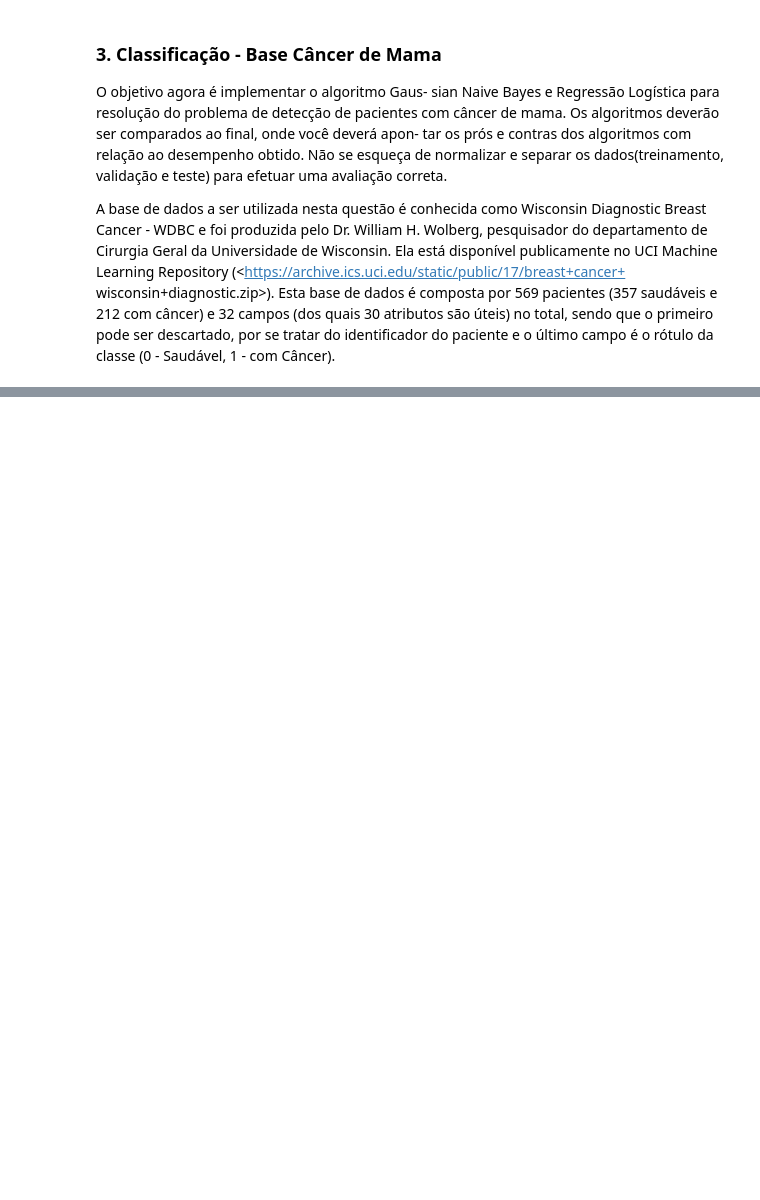
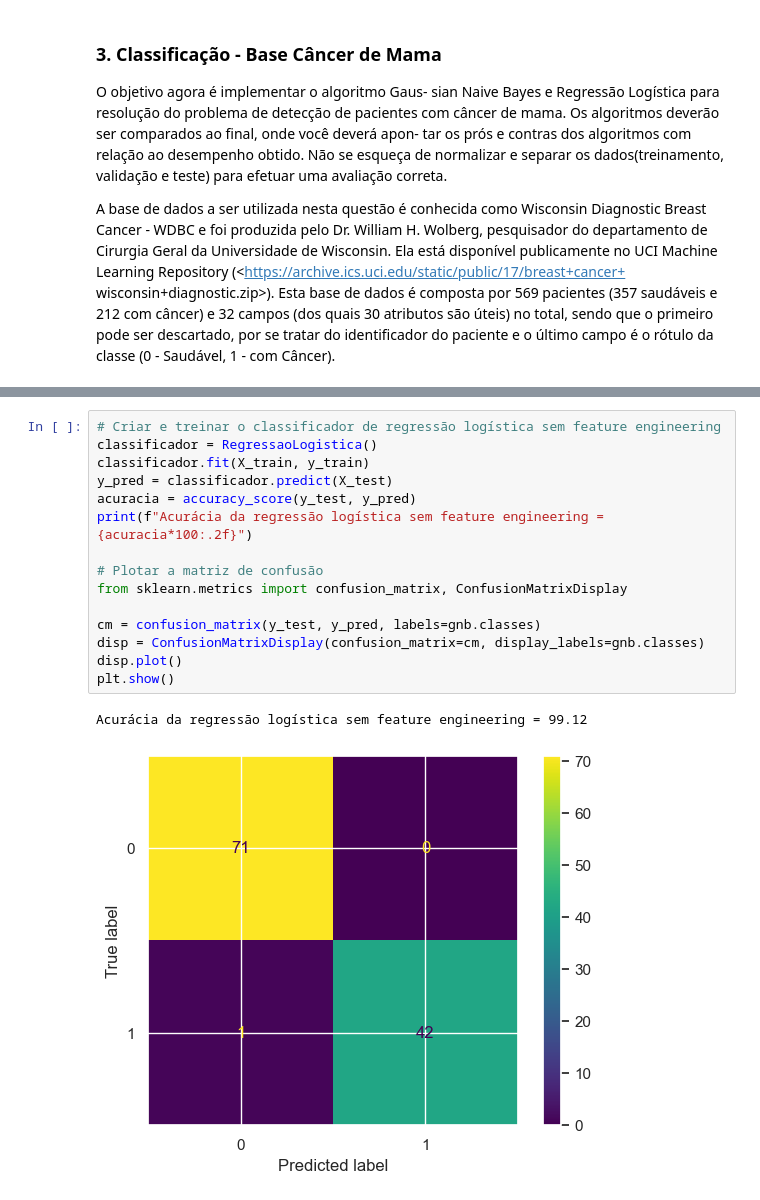
Before and after one commit to DanielCirino/ppginf-ml-trabalho-pratico-02, a Jupyter notebook: notebooks/trab_pratico_02.ipynb, the cells around one changed output, grey strips where cells are left out. Drawn from its saved outputs; the diff is of its cells as text; blank space fills up the shorter version.

```diff
--- a/notebooks/trab_pratico_02.ipynb
+++ b/notebooks/trab_pratico_02.ipynb
@@ -598,0 +675,18 @@ classe (0 - Saudável, 1 - com Câncer).
+# %%
+# Criar e treinar o classificador de regressão logística sem feature engineering
+classificador = RegressaoLogistica()
+classificador.fit(X_train, y_train)
+y_pred = classificador.predict(X_test)
+acuracia = accuracy_score(y_test, y_pred)
+print(f"Acurácia da regressão logística sem feature engineering = {acuracia*100:.2f}")
+
+# Plotar a matriz de confusão
+from sklearn.metrics import confusion_matrix, ConfusionMatrixDisplay
+
+cm = confusion_matrix(y_test, y_pred, labels=gnb.classes)
+disp = ConfusionMatrixDisplay(confusion_matrix=cm, display_labels=gnb.classes)
+disp.plot()
+plt.show()
+# %% [output]
+Acurácia da regressão logística sem feature engineering = 99.12
+[figure, added]
```
Also changed, not shown: parts of 7 cells of this notebook.
